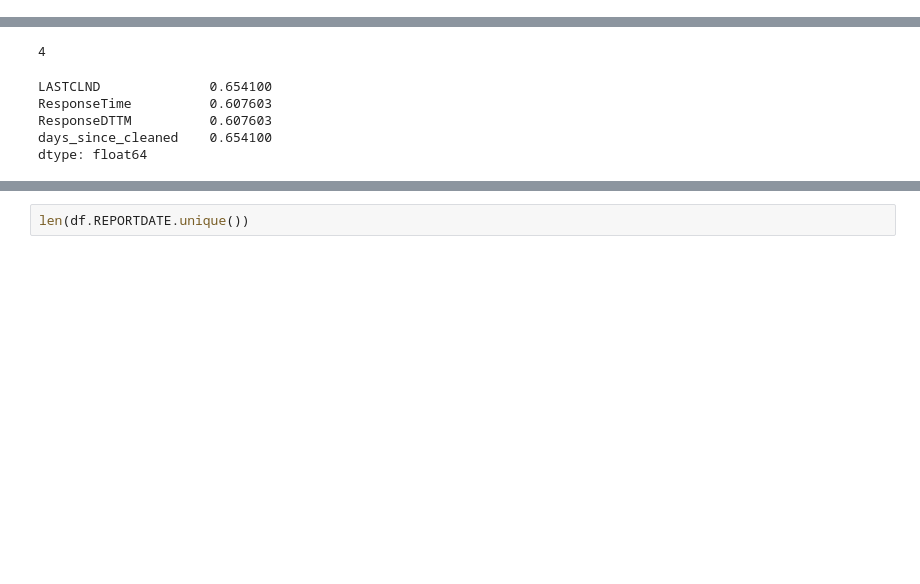
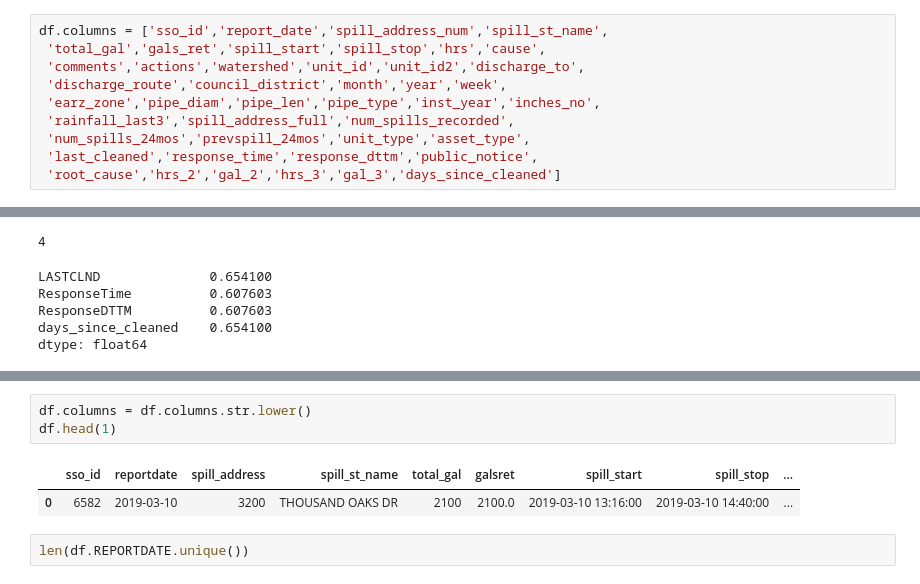
Before and after one commit to we-came-we-SAWS-we-conquered/saws-capstone-project, a Jupyter notebook: cameron_repo/Cameron_notebook.ipynb, the cells around one changed output, grey strips where cells are left out. Drawn from its saved outputs; the diff is of its cells as text; blank space fills up the shorter version.

```diff
--- a/cameron_repo/Cameron_notebook.ipynb
+++ b/cameron_repo/Cameron_notebook.ipynb
@@ -23,3 +44,13 @@ df.head(1)
 # %% [output]
 |  | SSO_ID | REPORTDATE | SPILL_ADDRESS | SPILL_ST_NAME | TOTAL_GAL | GALSRET | SPILL_START | SPILL_STOP | ... |
 | 0 | 6582 | 2019-03-10 | 3200 | THOUSAND OAKS DR | 2100 | 2100.0 | 2019-03-10 13:16:00 | 2019-03-10 14:40:00 | ... |
+# %%
+df.columns = ['sso_id','report_date','spill_address_num','spill_st_name',
+ 'total_gal','gals_ret','spill_start','spill_stop','hrs','cause',
+ 'comments','actions','watershed','unit_id','unit_id2','discharge_to',
+ 'discharge_route','council_district','month','year','week',
+ 'earz_zone','pipe_diam','pipe_len','pipe_type','inst_year','inches_no',
+ 'rainfall_last3','spill_address_full','num_spills_recorded',
+ 'num_spills_24mos','prevspill_24mos','unit_type','asset_type',
+ 'last_cleaned','response_time','response_dttm','public_notice',
+ 'root_cause','hrs_2','gal_2','hrs_3','gal_3','days_since_cleaned']
@@ -103,6 +182,12 @@ df.describe().apply(lambda s: s.apply(lambda x: format(x, 'f')))
 | 50% | 250.000000 | 0.000000 | 1.400000 | 6.000000 | 2012.000000 | 24.000000 | 0.000000 | 8.000000 | 264.500000 | 1977.000000 | ... |
 | 75% | 2435.000000 | 0.000000 | 2.816667 | 9.000000 | 2015.000000 | 40.000000 | 0.000000 | 8.000000 | 351.000000 | 1994.000000 | ... |
 | max | 13304550.000000 | 2385150.000000 | 1796.000000 | 12.000000 | 2019.000000 | 53.000000 | 5.000000 | 66.000000 | 11689.350000 | 9999.000000 | ... |
+# %%
+df.columns = df.columns.str.lower()
+df.head(1)
+# %% [output]
+|  | sso_id | reportdate | spill_address | spill_st_name | total_gal | galsret | spill_start | spill_stop | ... |
+| 0 | 6582 | 2019-03-10 | 3200 | THOUSAND OAKS DR | 2100 | 2100.0 | 2019-03-10 13:16:00 | 2019-03-10 14:40:00 | ... |
 # %%
 len(df.REPORTDATE.unique())
 # %% [output]
```
Also changed, not shown: parts of 6 cells of this notebook, 1 other file.
